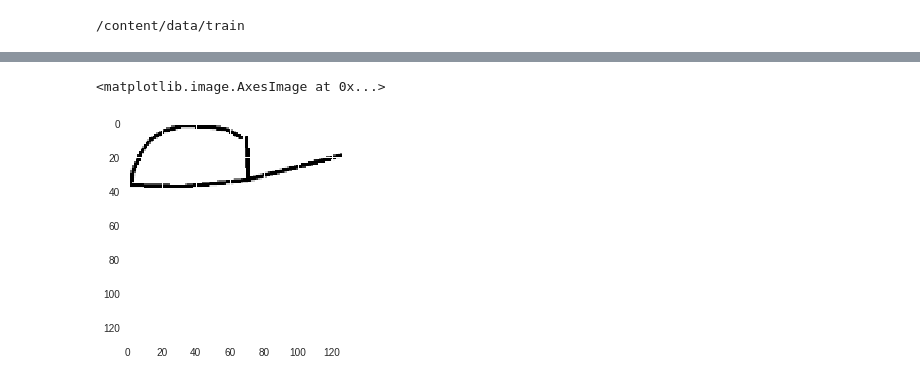
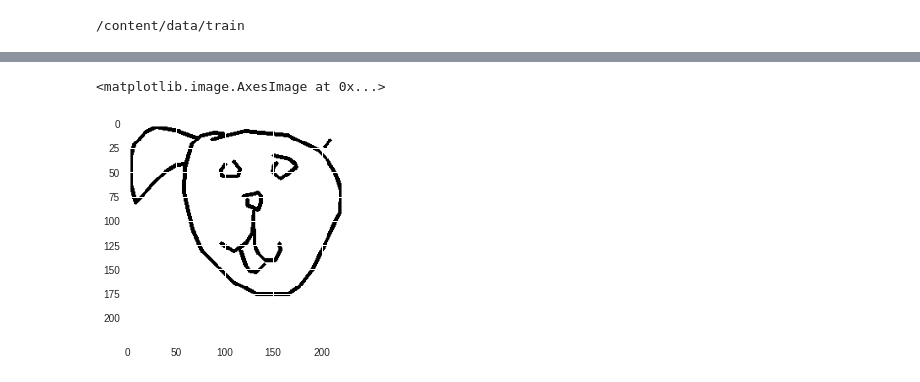
Before and after one commit to datajhonnyg/fastai-v3, a Jupyter notebook: gdoodle.ipynb, the cells around one changed output, grey strips where cells are left out. Cells and saved outputs as stored; diff of their text form; code cells hidden in the pictures.

```diff
--- a/gdoodle.ipynb
+++ b/gdoodle.ipynb
@@ -114,7 +110,7 @@ Archive:  train_simplified.zip
 # %% [output]
 /content/data/train
 # %%
-df = pd.read_csv('hat.csv')
+df = pd.read_csv('dog.csv')
 # %%
 df.head()
 # %% [output]
@@ -152,8 +148,8 @@ def draw_cv2(raw_strokes, size=256, lw=4, time_color=False):
     else:
         return img
 # %%
-plt.imshow(draw_cv2(eval(df.loc[0, 'drawing']), size=128))
+plt.imshow(draw_cv2(eval(df.loc[0, 'drawing']), size=224))
 # %% [output]
 <matplotlib.image.AxesImage at 0x...>
-[figure, old version]
+[figure, new version]
 # %%
```
Also changed, not shown: parts of 33 cells of this notebook.
